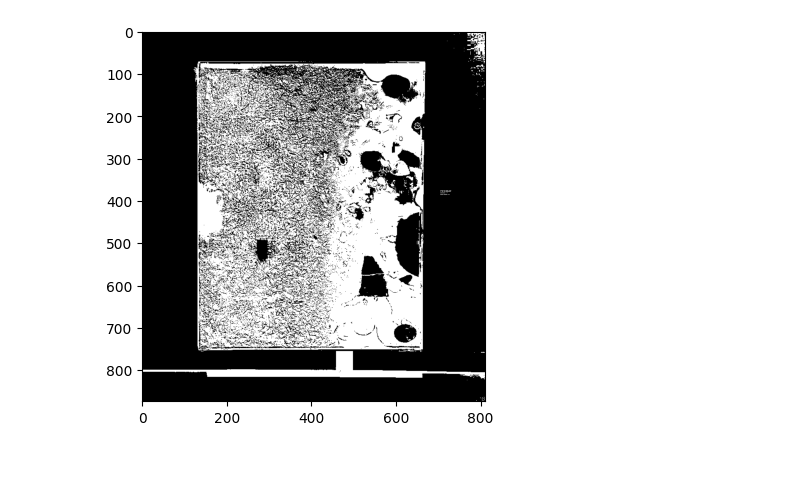
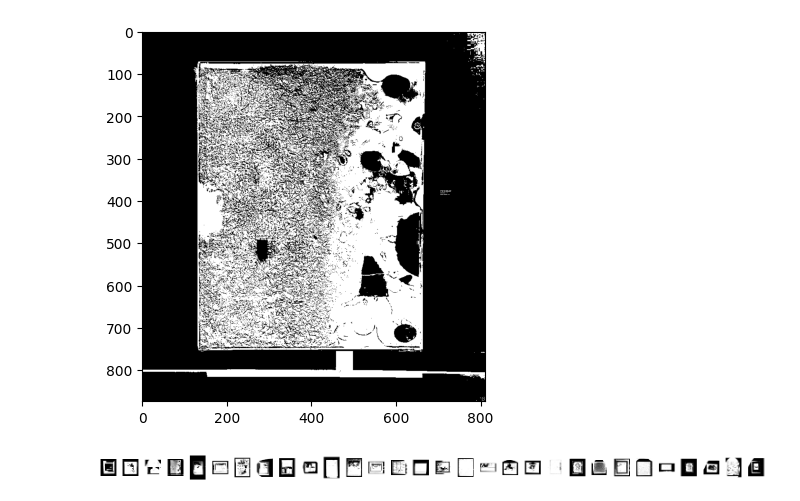
Before and after one commit to MCV-2024-C1-Project/Team8, a Jupyter notebook: WEEK_2/Task 3-5 (provisional).ipynb, the cells around one changed output. Cells and saved outputs as stored; diff of their text form; code cells hidden in the pictures; blank space fills up the shorter version.

```diff
--- a/WEEK_2/Task 3-5 (provisional).ipynb
+++ b/WEEK_2/Task 3-5 (provisional).ipynb
@@ -102,0 +133,14 @@ plt.imshow(mask,cmap=plt.cm.gray)
+# %%
+masks = [generate_mask(img) for img in query_image_PIL_list]
+# %%
+# Plot all masks
+num_masks = len(masks)
+fig, axes = plt.subplots(1, num_masks, figsize=(15, 5))  # Adjust the figsize as needed
+for ax, mask in zip(axes, masks):
+    ax.imshow(mask, cmap='gray')  # Use 'gray' colormap for masks
+    ax.axis('off')  # Hide axes
+
+plt.tight_layout()
+plt.show()
+# %% [output]
+[figure, added]
```
Also changed, not shown: parts of 4 cells of this notebook.
